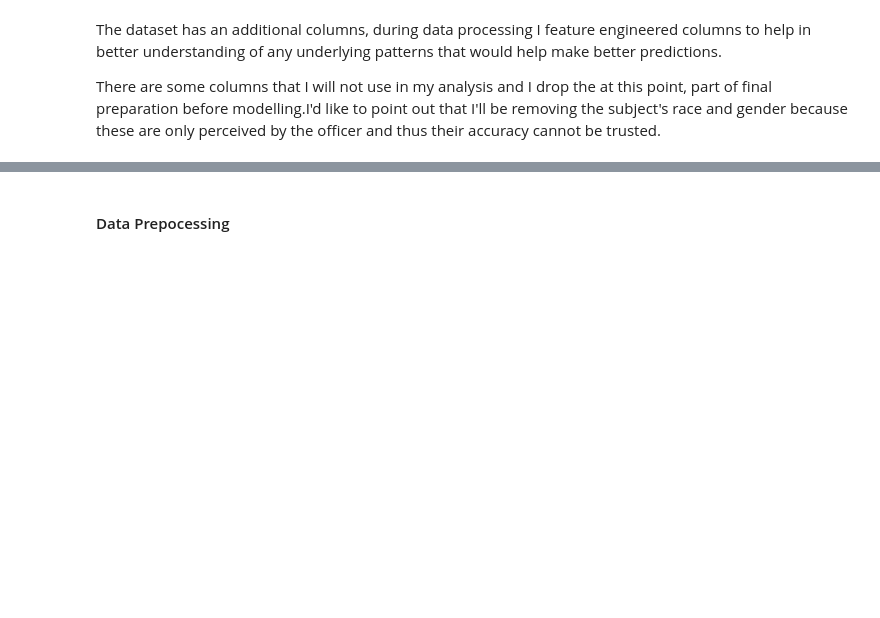
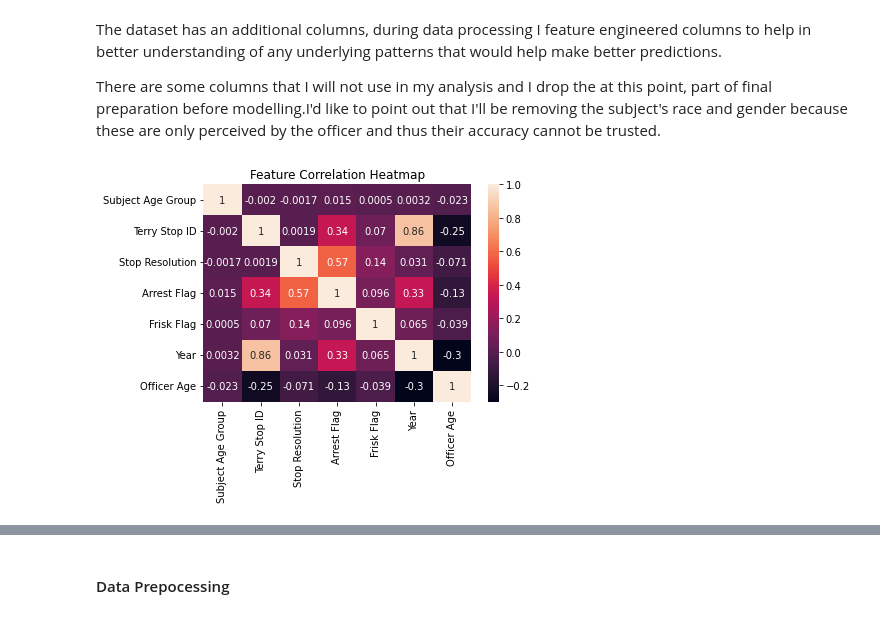
Before and after one commit to adikamunyao/Phase-3-project, a Jupyter notebook: index.ipynb, the cells around one changed output, grey strips where cells are left out. Saved outputs shown, nothing was run; the diff lists cells and outputs as text; code cells hidden in the pictures; blank space fills up the shorter version.

```diff
--- a/index.ipynb
+++ b/index.ipynb
@@ -486,0 +386,6 @@ No_null_df["Officer Age"] = No_null_df["Officer Age"].astype("object")
+# %%
+# convert "Frisk Flag" into binary variable
+Tery_stops_df['Frisk Flag'] = Tery_stops_df['Frisk Flag'].replace({'Y': 1, 'N': 0, 'No Information': -1})
+
+# arrest flag
+Tery_stops_df['Arrest Flag'] = Tery_stops_df['Arrest Flag'].replace({'Y': 1, 'N': 0})
@@ -486,0 +396,9 @@ No_null_df["Officer Age"] = No_null_df["Officer Age"].astype("object")
+# %%
+# create a new feature by concatenating the precinct, sector, and beat columns
+Tery_stops_df["Location"] = Tery_stops_df["Precinct"].astype(str) + "_" + Tery_stops_df["Sector"].astype(str) + "_" + Tery_stops_df["Beat"].astype(str)
+
+# convert the new feature into a categorical variable
+Tery_stops_df["Location"] = Tery_stops_df["Location"].astype("object")
+
+# drop the original precinct, sector, and beat columns
+Tery_stops_df.drop(["Precinct", "Sector", "Beat"], axis=1, inplace=True)
@@ -486,0 +407,9 @@ No_null_df["Officer Age"] = No_null_df["Officer Age"].astype("object")
+# %%
+# drop categories with low frequency
+call_type_value_counts = Tery_stops_df["Call Type"].value_counts()
+to_remove = call_type_value_counts[call_type_value_counts <= 50].index
+Tery_stops_df["Call Type"] = Tery_stops_df["Call Type"].apply(lambda x: np.nan if x in to_remove else x)
+Tery_stops_df.dropna(subset=["Call Type"], inplace=True)
+
+# convert the "Call Type" column into a categorical
+Tery_stops_df["Call Type"] = Tery_stops_df["Call Type"].astype("object")
@@ -533,3 +466,17 @@ list(df.columns)
 The dataset has an additional columns, during data processing I feature engineered columns to help in better understanding of any underlying patterns that would help make better predictions.
 
 There are some columns that I will not use in my analysis and I drop the at this point, part of  final preparation before modelling.I'd like to point out that I'll be removing the subject's race and gender because these are only perceived by the officer and thus their accuracy cannot be trusted.
+# %%
+# compute the pairwise correlations between the features
+corr = df.corr()
+
+# plot the heatmap using Seaborn
+sns.heatmap(corr, annot=True)
+
+# add title
+plt.title("Feature Correlation Heatmap")
+
+# show plot
+plt.show()
+# %% [output]
+[figure, added]
```
Also changed, not shown: parts of 90 cells of this notebook, 8 other files.
